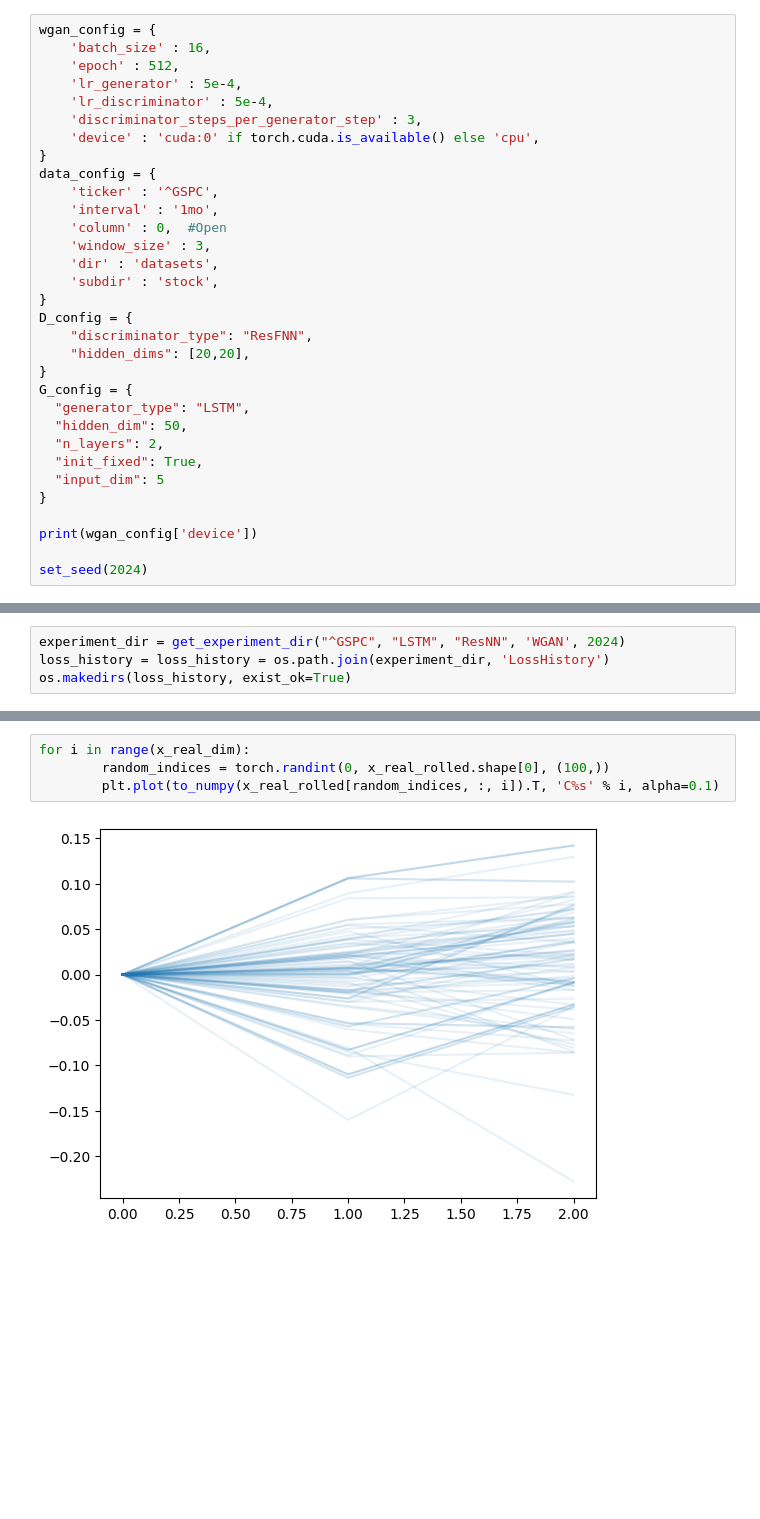
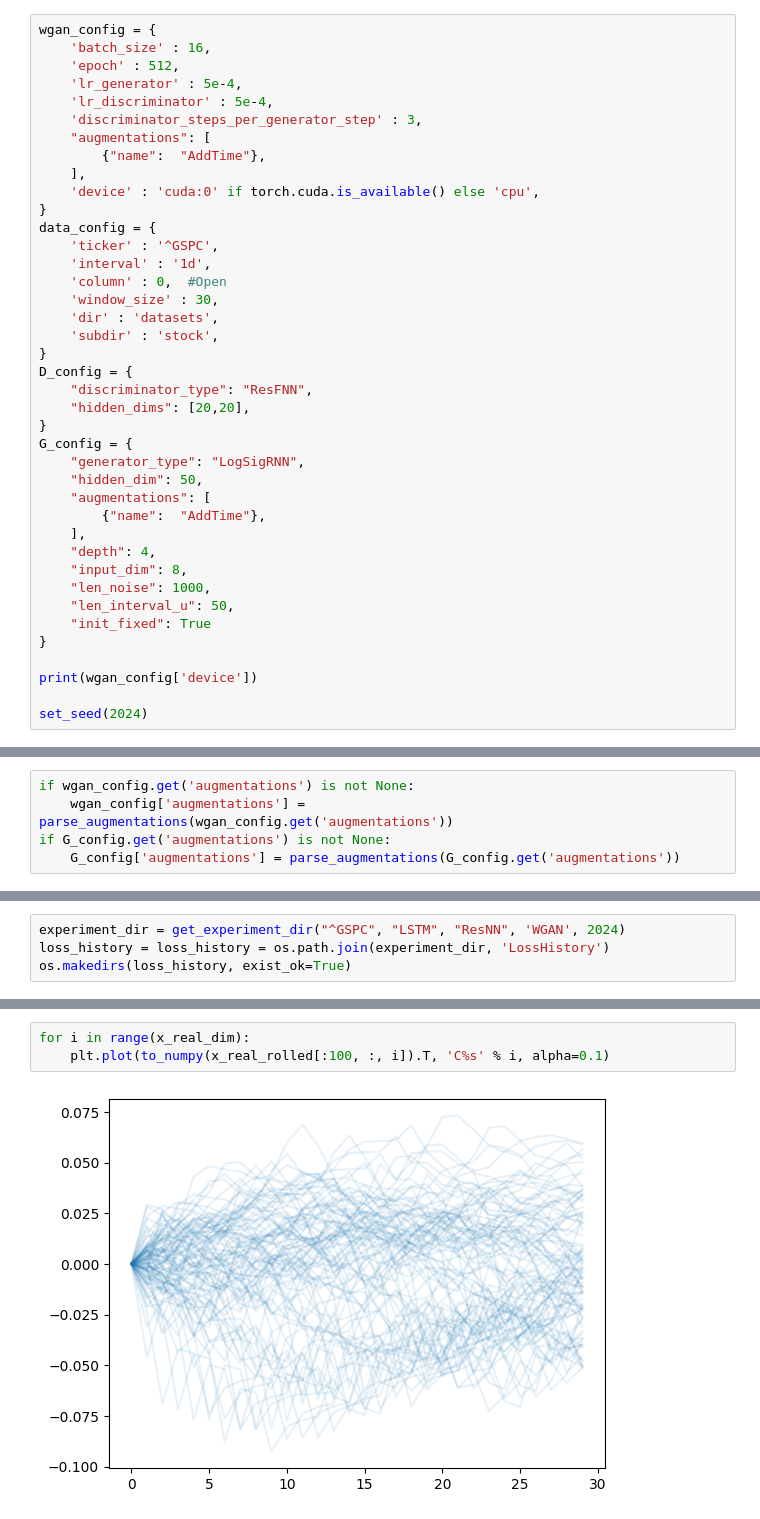
Before and after one commit to levi0206/Signature-GAN, a Jupyter notebook: wgan.ipynb, the cells around one changed output, grey strips where cells are left out. Saved outputs shown, nothing was run; the diff lists cells and outputs as text; blank space fills up the shorter version.

Commit message:
wgan logsigrnn able to run

```diff
--- a/wgan.ipynb
+++ b/wgan.ipynb
@@ -27,13 +26,16 @@ wgan_config = {
     'lr_generator' : 5e-4,
     'lr_discriminator' : 5e-4,
     'discriminator_steps_per_generator_step' : 3,
+    "augmentations": [
+        {"name":  "AddTime"},
+    ],
     'device' : 'cuda:0' if torch.cuda.is_available() else 'cpu',
 }
 data_config = {
     'ticker' : '^GSPC',
-    'interval' : '1mo',
+    'interval' : '1d',
     'column' : 0,  #Open
-    'window_size' : 3,
+    'window_size' : 30,
     'dir' : 'datasets',
     'subdir' : 'stock',
 }
@@ -42,11 +44,16 @@ D_config = {
     "hidden_dims": [20,20],
 }
 G_config = {
-  "generator_type": "LSTM",
-  "hidden_dim": 50,
-  "n_layers": 2,
-  "init_fixed": True,
-  "input_dim": 5
+    "generator_type": "LogSigRNN",
+    "hidden_dim": 50,
+    "augmentations": [
+        {"name":  "AddTime"},
+    ],
+    "depth": 4,
+    "input_dim": 8,
+    "len_noise": 1000,
+    "len_interval_u": 50,
+    "init_fixed": True
 }
 
 print(wgan_config['device'])
@@ -59,3 +66,8 @@ cuda:0
+# %%
+if wgan_config.get('augmentations') is not None:
+    wgan_config['augmentations'] = parse_augmentations(wgan_config.get('augmentations'))
+if G_config.get('augmentations') is not None:
+    G_config['augmentations'] = parse_augmentations(G_config.get('augmentations'))
 # %%
 x_real_rolled = get_stock_price(data_config)
 x_real_rolled = x_real_rolled.to(wgan_config['device'])
@@ -263,6 +280,5 @@ for i in range(x_real_dim):
 # %%
 for i in range(x_real_dim):
-        random_indices = torch.randint(0, x_real_rolled.shape[0], (100,))
-        plt.plot(to_numpy(x_real_rolled[random_indices, :, i]).T, 'C%s' % i, alpha=0.1)
+    plt.plot(to_numpy(x_real_rolled[:100, :, i]).T, 'C%s' % i, alpha=0.1)
 # %% [output]
-[figure, old version]
+[figure, new version]
```
Also changed, not shown: parts of 15 cells of this notebook.
